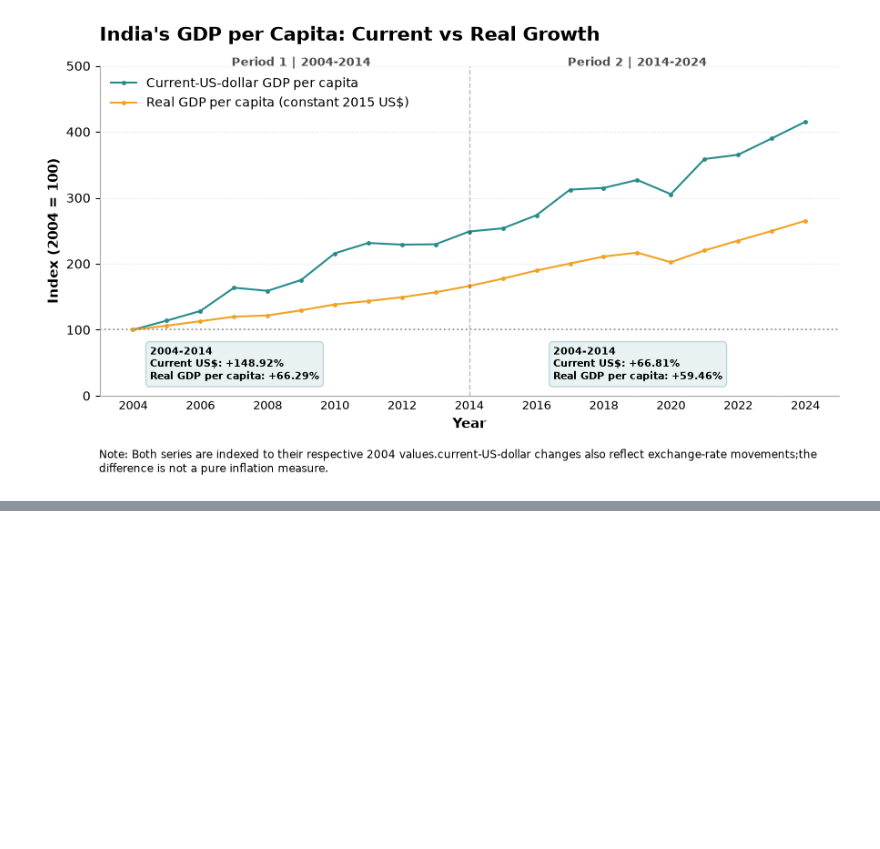
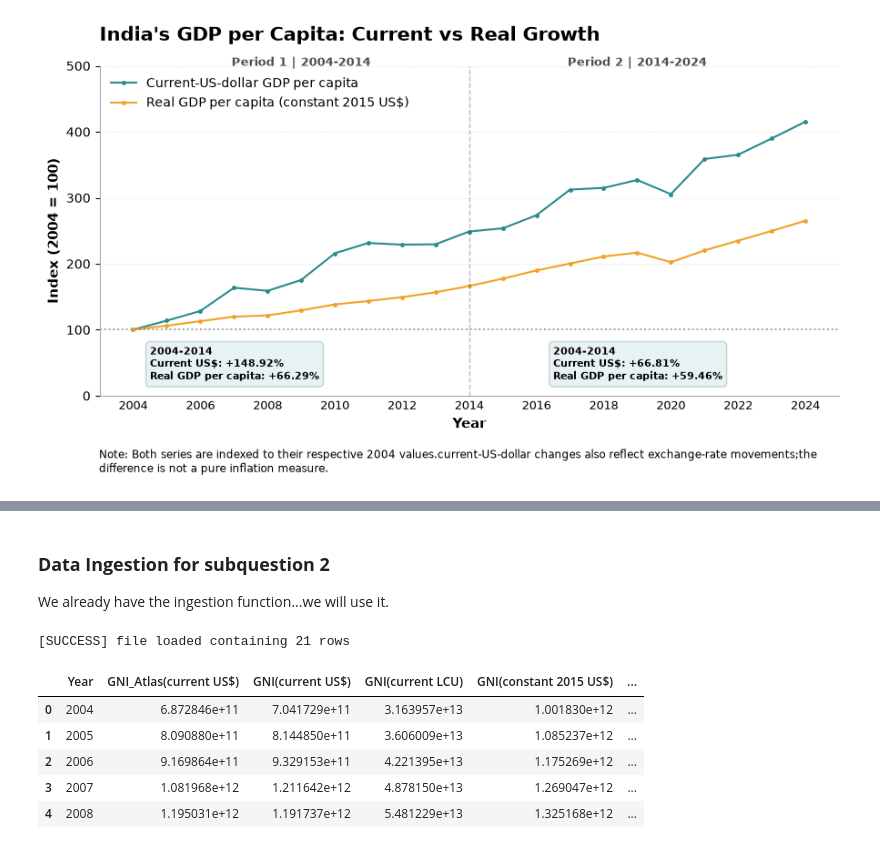
Before and after one commit to sohail-ansari0023/Indias_economic_changes, a Jupyter notebook: 2_Income_and_Living_Standards/Analysis.ipynb, the cells around one changed output, grey strips where cells are left out. Saved outputs shown, nothing was run; the diff lists cells and outputs as text; code cells hidden in the pictures; blank space fills up the shorter version.

```diff
--- a/2_Income_and_Living_Standards/Analysis.ipynb
+++ b/2_Income_and_Living_Standards/Analysis.ipynb
@@ -513,0 +572,19 @@ plt.show()
+# %% [markdown]
+### **Data Ingestion for subquestion 2**
+
+We already have the ingestion function...we will use it.
+# %%
+# file_path:
+file_path2: str = 'cleaned_datasets/Production/GNI_df_production.parquet'
+
+subq2_df: pd.DataFrame = ingestion(file_path=file_path2)
+
+subq2_df.head()
+# %% [output]
+[SUCCESS] file loaded containing 21 rows
+|  | Year | GNI_Atlas(current US$) | GNI(current US$) | GNI(current LCU) | GNI(constant 2015 US$) | ... |
+| 0 | 2004 | 6.872846e+11 | 7.041729e+11 | 3.163957e+13 | 1.001830e+12 | ... |
+| 1 | 2005 | 8.090880e+11 | 8.144850e+11 | 3.606009e+13 | 1.085237e+12 | ... |
+| 2 | 2006 | 9.169864e+11 | 9.329153e+11 | 4.221395e+13 | 1.175269e+12 | ... |
+| 3 | 2007 | 1.081968e+12 | 1.211642e+12 | 4.878150e+13 | 1.269047e+12 | ... |
+| 4 | 2008 | 1.195031e+12 | 1.191737e+12 | 5.481229e+13 | 1.325168e+12 | ... |
```
Also changed, not shown: parts of 13 cells of this notebook, 3 other files.
